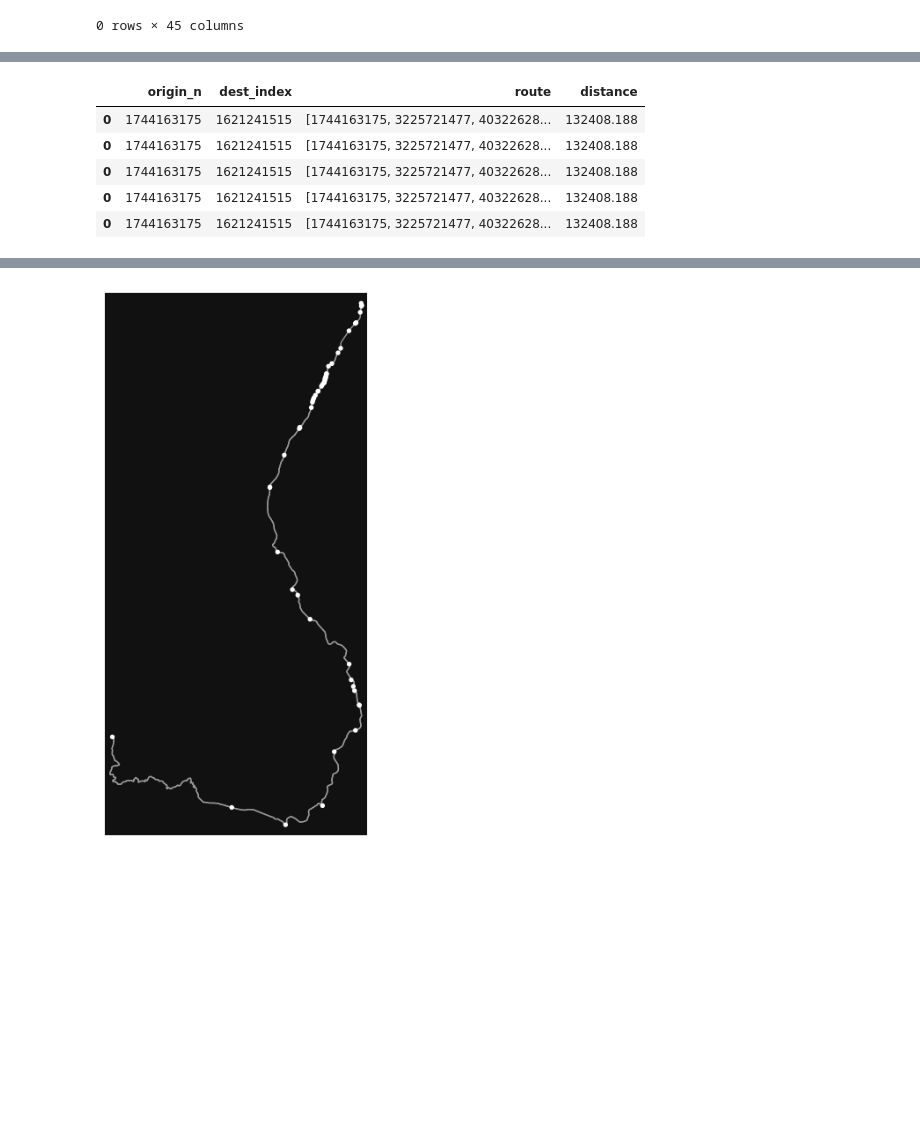
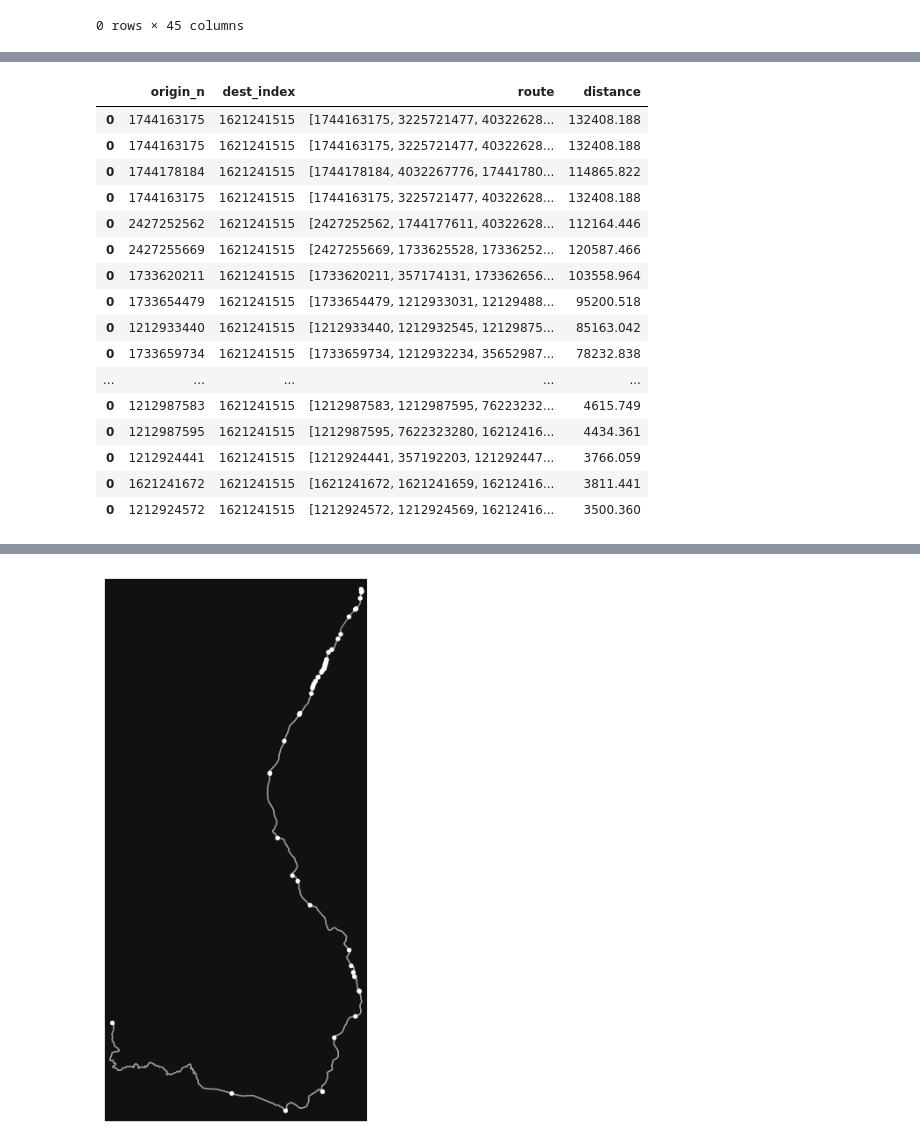
Before and after one commit to gsokolow/Flooding-and-Healthcare-2024, a Jupyter notebook: procedure/code/01-Jupyter_notebook.ipynb, the cells around one changed output, grey strips where cells are left out. Saved outputs shown, nothing was run; the diff lists cells and outputs as text; code cells hidden in the pictures; blank space fills up the shorter version.

```diff
--- a/procedure/code/01-Jupyter_notebook.ipynb
+++ b/procedure/code/01-Jupyter_notebook.ipynb
@@ -709,7 +709,7 @@ def o_d_matrix(dest_gdb, G):
 def o_d_matrix(origin_gdb, dest_gdb, G):
     o_d_matrix = gpd.GeoDataFrame()
 
-    for c in origin_gdb:
+    for c in origin_gdb["index_right"]:
         tmp_list = []
         for gp in dest_gdb["index_right"]:
             r = ox.routing.shortest_path(G, c, gp)
@@ -721,7 +721,7 @@ def o_d_matrix(origin_gdb, dest_gdb, G):
                 'route': r,
                 'distance' : d
                                                   })
-            print("gp"+ str(gp))
+            print("gp"+ str(tmp_list))
         short_matrix = gpd.GeoDataFrame(tmp_list)
         shortest = short_matrix[["distance"]].min().iloc[0]
         row = short_matrix[(short_matrix['distance'] == shortest)]
@@ -737,9 +753,20 @@ ValueError: orig and dest must either both be iterable or neither must be iterab
 # %%
-c1_test.head()
+c1_test.head(50)
 # %% [output]
 |  | origin_n | dest_index | route | distance |
 | 0 | 1744163175 | 1621241515 | [1744163175, 3225721477, 40322628... | 132408.188 |
 | 0 | 1744163175 | 1621241515 | [1744163175, 3225721477, 40322628... | 132408.188 |
+| 0 | 1744178184 | 1621241515 | [1744178184, 4032267776, 17441780... | 114865.822 |
 | 0 | 1744163175 | 1621241515 | [1744163175, 3225721477, 40322628... | 132408.188 |
-| 0 | 1744163175 | 1621241515 | [1744163175, 3225721477, 40322628... | 132408.188 |
-| 0 | 1744163175 | 1621241515 | [1744163175, 3225721477, 40322628... | 132408.188 |
+| 0 | 2427252562 | 1621241515 | [2427252562, 1744177611, 40322628... | 112164.446 |
+| 0 | 2427255669 | 1621241515 | [2427255669, 1733625528, 17336252... | 120587.466 |
+| 0 | 1733620211 | 1621241515 | [1733620211, 357174131, 173362656... | 103558.964 |
+| 0 | 1733654479 | 1621241515 | [1733654479, 1212933031, 12129488... | 95200.518 |
+| 0 | 1212933440 | 1621241515 | [1212933440, 1212932545, 12129875... | 85163.042 |
+| 0 | 1733659734 | 1621241515 | [1733659734, 1212932234, 35652987... | 78232.838 |
+| ... | ... | ... | ... | ... |
+| 0 | 1212987583 | 1621241515 | [1212987583, 1212987595, 76223232... | 4615.749 |
+| 0 | 1212987595 | 1621241515 | [1212987595, 7622323280, 16212416... | 4434.361 |
+| 0 | 1212924441 | 1621241515 | [1212924441, 357192203, 121292447... | 3766.059 |
+| 0 | 1621241672 | 1621241515 | [1621241672, 1621241659, 16212416... | 3811.441 |
+| 0 | 1212924572 | 1621241515 | [1212924572, 1212924569, 16212416... | 3500.360 |
```
Also changed, not shown: parts of 10 cells of this notebook, 1 other file.
